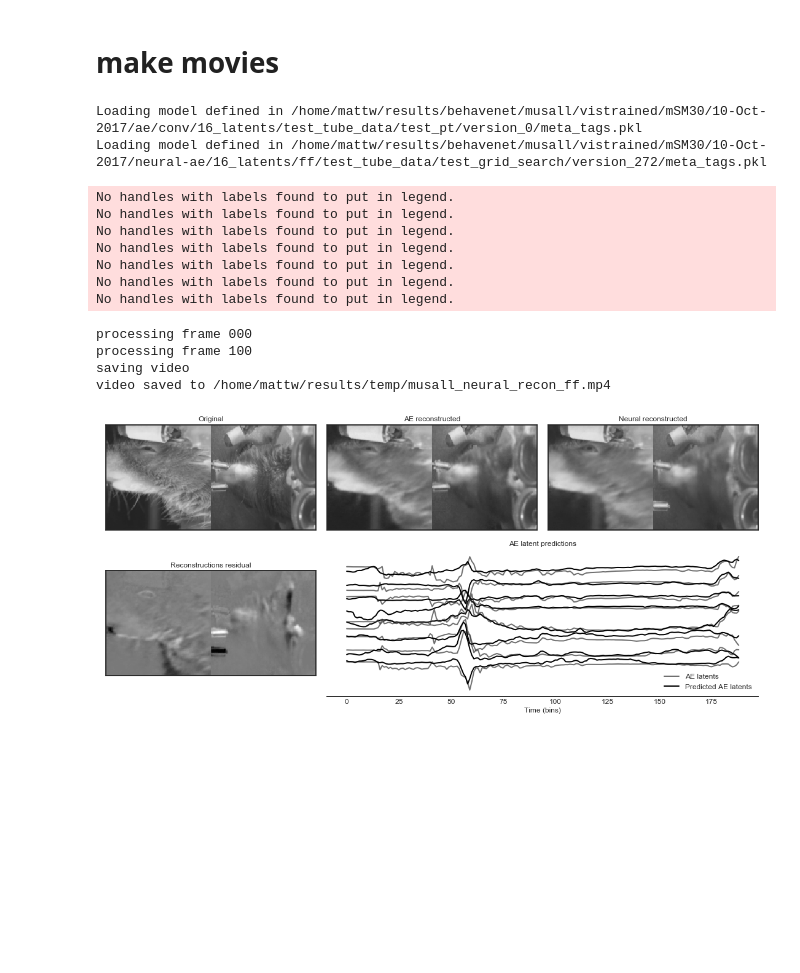
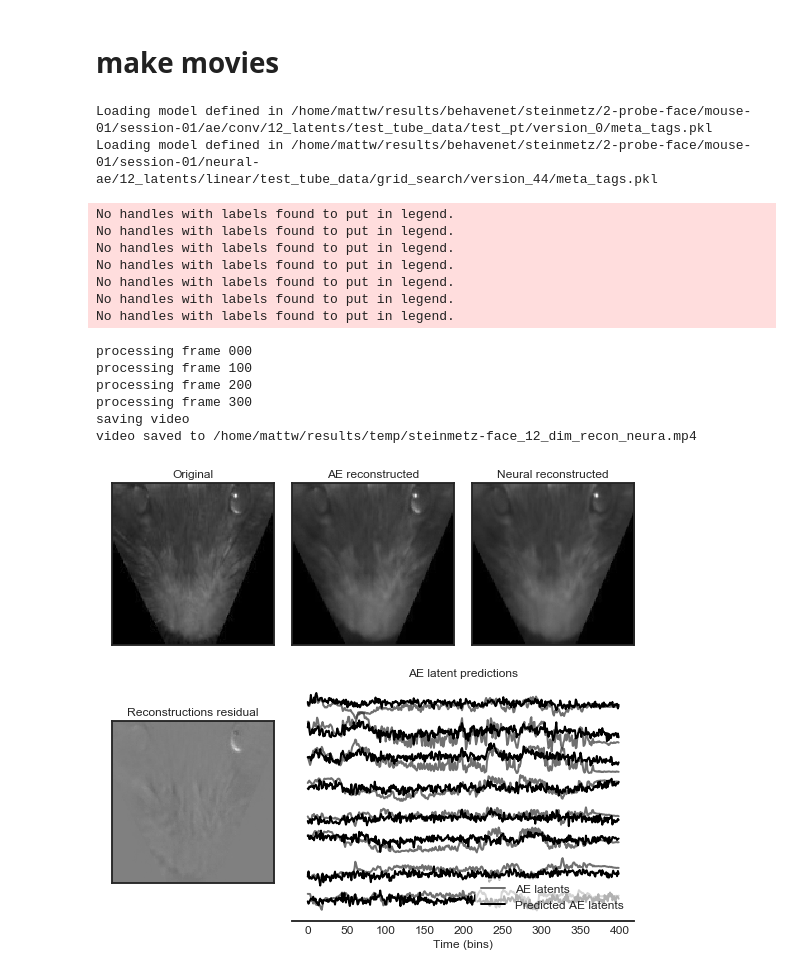
Before and after one commit to themattinthehatt/behavenet, a Jupyter notebook: analyses/decoder_analysis_notebook.ipynb, the cells around one changed output. Drawn from its saved outputs; the diff is of its cells as text; code cells hidden in the pictures; blank space fills up the shorter version.

```diff
--- a/analyses/decoder_analysis_notebook.ipynb
+++ b/analyses/decoder_analysis_notebook.ipynb
@@ -114,9 +106,10 @@ splt = sns.catplot(
     x=x_axis, y=y_axis, hue=hue, kind=plot_type, data=best_models_df, ci=None)
 splt.ax.set_ylabel('$R^2$')
 splt.ax.set_xlabel('Neural lags')
-splt._legend.set_title('Hidden\nlayers')
+if hue is not None:
+    splt._legend.set_title('Hidden\nlayers')
 
-save_file = str('/home/mattw/results/temp/%s_decoder_R2s' % lab)
+save_file = None #str('/home/mattw/results/temp/%s_decoder_R2s' % lab)
 if save_file is not None:
     plt.savefig(save_file + '.jpg', dpi=300, format='jpeg')
 
@@ -158,7 +151,7 @@ splt = sns.catplot(
 # from analyses.ae.movies import reconstruction
 from fitting.utils import get_lab_example
 from data.data_generator import ConcatSessionsGenerator
-from analyses.ae.movies import make_neural_reconstruction_movie
+from analyses.ae_movies import make_neural_reconstruction_movie
 
 hparams = {
     'data_dir': '/home/mattw/data',  # might be a different path than what is saved in hparams
@@ -166,39 +159,41 @@ hparams = {
     'ae_experiment_name': 'test_pt',
     'ae_model_class': 'ae',
     'ae_model_type': 'conv',
     'ae_version': 'best',
-    'decoder_experiment_name': 'test_grid_search',
+    'decoder_experiment_name': 'grid_search',
     'decoder_model_class': 'neural-ae',
-    'decoder_model_type': 'ff',
+    'decoder_model_type': 'linear',
     'decoder_version': 'best',
     'lib': 'pt'}
 
-labs = ['musall'] #['steinmetz', 'steinmetz-face', 'musall', 'datta']
+labs = ['steinmetz-face'] #['steinmetz', 'steinmetz-face', 'musall', 'datta']
 
 for lab in labs:
     get_lab_example(hparams, lab)
     # fastest way to get test trials
     data_generator = ConcatSessionsGenerator(
         hparams['data_dir'], hparams,
         signals=['images'], transforms=[None], load_kwargs=[None],
         device='cpu', as_numpy=False, batch_load=True, rng_seed=0)
     trial = data_generator.batch_indxs[0]['test'][4]
-
-    save_file = str('/home/mattw/results/temp/%s_%02i_dim_neural_recon_%s' % lab)
+    save_file = str('/home/mattw/results/temp/%s_%02i_dim_recon_neura' %
+                    (lab, hparams['n_ae_latents']))
 
     make_neural_reconstruction_movie(hparams, save_file=save_file, trial=trial)
 # %% [output]
-Loading model defined in /home/mattw/results/behavenet/musall/vistrained/mSM30/10-Oct-2017/ae/conv/16_latents/test_tube_data/test_pt/version_0/meta_tags.pkl
-Loading model defined in /home/mattw/results/behavenet/musall/vistrained/mSM30/10-Oct-2017/neural-ae/16_latents/ff/test_tube_data/test_grid_search/version_272/meta_tags.pkl
+Loading model defined in /home/mattw/results/behavenet/steinmetz/2-probe-face/mouse-01/session-01/ae/conv/12_latents/test_tube_data/test_pt/version_0/meta_tags.pkl
+Loading model defined in /home/mattw/results/behavenet/steinmetz/2-probe-face/mouse-01/session-01/neural-ae/12_latents/linear/test_tube_data/grid_search/version_44/meta_tags.pkl
 No handles with labels found to put in legend.
 No handles with labels found to put in legend.
 No handles with labels found to put in legend.
 No handles with labels found to put in legend.
 No handles with labels found to put in legend.
 No handles with labels found to put in legend.
 No handles with labels found to put in legend.
 processing frame 000
 processing frame 100
+processing frame 200
+processing frame 300
 saving video
-video saved to /home/mattw/results/temp/musall_neural_recon_ff.mp4
+video saved to /home/mattw/results/temp/steinmetz-face_12_dim_recon_neura.mp4
-[figure, old version]
+[figure, new version]
```
Also changed, not shown: parts of 4 cells of this notebook, 6 other files.
